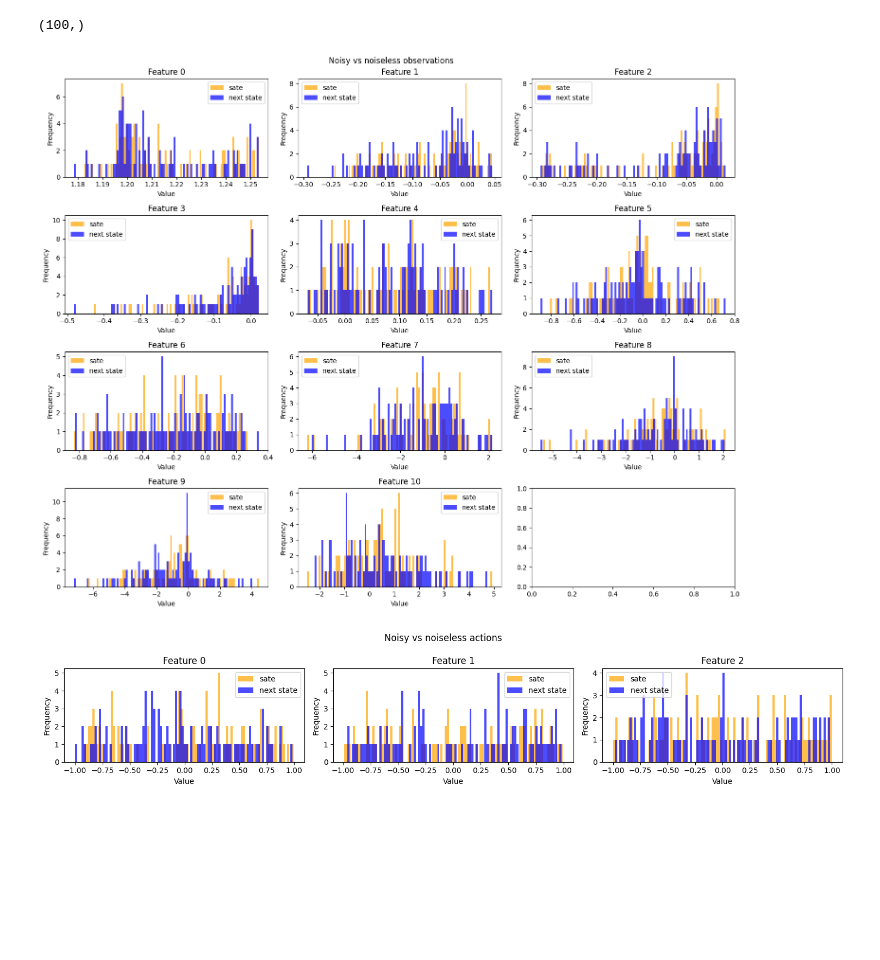
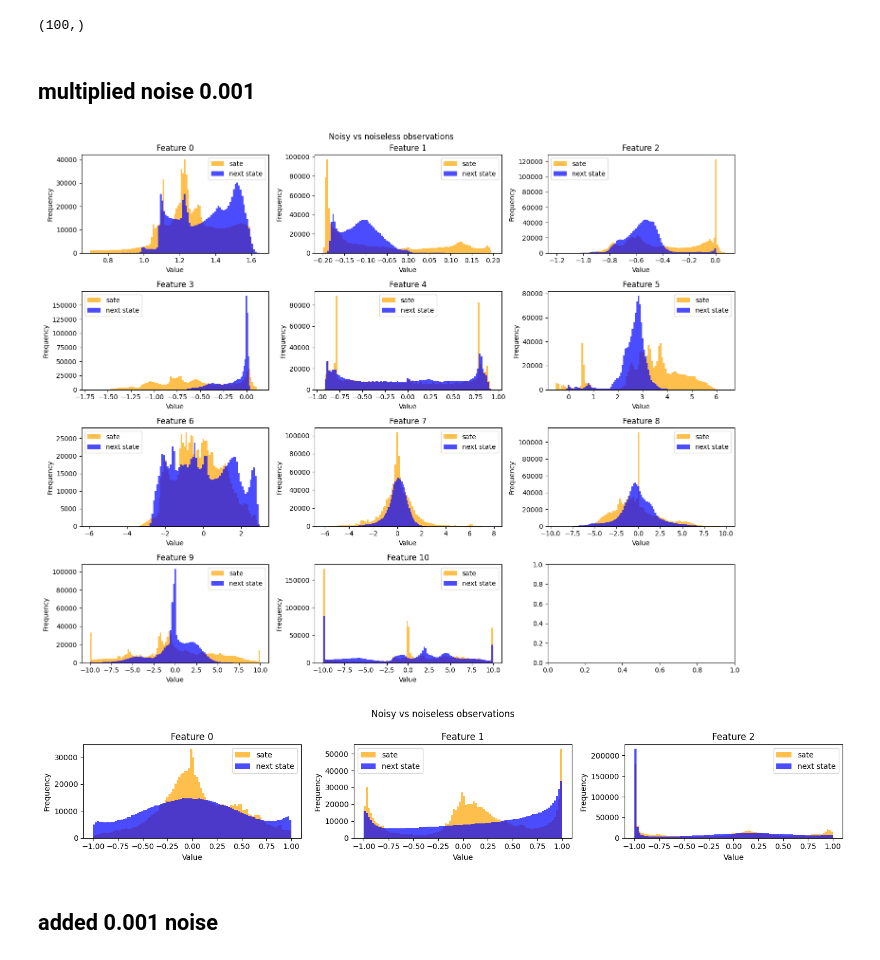
Before and after one commit to aysintumay/noisy_mujoco, a Jupyter notebook: notebooks/noise_exploration.ipynb, the cells around one changed output. Saved outputs shown, nothing was run; the diff lists cells and outputs as text; code cells hidden in the pictures; blank space fills up the shorter version.

Commit message:
d4rl expert policy added

```diff
--- a/notebooks/noise_exploration.ipynb
+++ b/notebooks/noise_exploration.ipynb
@@ -16,3 +21,3 @@ pybullet build time: Jan 29 2025 23:19:57
 # %%
-base_env = gym.make("Hopper-v2")
-env = RandomNormalNoisyObservation(env=base_env, noise_rate=1, loc = 0.0, scale=0.001)
+# base_env = gym.make("Hopper-v2")
+# env = RandomNormalNoisyObservation(env=base_env, noise_rate=1, loc = 0.0, scale=0.001)
@@ -77,7 +76,7 @@ next_observation_b.shape
 # %% [output]
 (11,)
 # %%
-def plot_features(data_noisy, data, title = ''):
+def plot_features(data_noisy, data, title = '', label1='', label2=''):
     #plot histograms of all features in data
     num_features = data.shape[1]
     num_rows = int(np.ceil(num_features / 3))
@@ -87,8 +86,8 @@ def plot_features(data_noisy, data, title = ''):
         # axs[i].hist(data_noisy[:, i], bins=100, alpha=0.7, color='orange', label ="noisy")
         # axs[i].hist(data[:, i], bins=100, alpha=0.7, color='blue', label = "no noise")
 
-        axs[i].hist(data_noisy[:, i], bins=100, alpha=0.7, color='orange', label ="sate")
-        axs[i].hist(data[:, i], bins=100, alpha=0.7, color='blue', label = "next state")
+        axs[i].hist(data_noisy[:, i], bins=100, alpha=0.7, color='orange', label =label1)
+        axs[i].hist(data[:, i], bins=100, alpha=0.7, color='blue', label = label2)
 
         axs[i].set_title(f'Feature {i}')
         axs[i].set_xlabel('Value')
@@ -198,11 +188,27 @@ base_env.close()
 noisy_data['terminal'].shape
 # %% [output]
 (100,)
+# %% [markdown]
+## multiplied noise 0.001
+# %%
+import os
+
+# env = gym.make("Hopper-v2")
+offline_env = gym.make('hopper-expert-v2')
+data = d4rl.qlearning_dataset(offline_env)
+# noisy_env = RandomNormalNoisyActions(env=env, noise_rate=0.01, loc = 0.0, scale = 0.001)
+#load data
+# %%
+logdir = os.path.join('/abiomed/intermediate_data_d4rl', 'sac_expert', f"Hopper-v2_action_noisy.pkl")
+with open(logdir, 'rb') as f:
+    data_noisy_mul = pickle.load(f)
 # %%
-plot_features(noisy_data['observation'], data['observation'], title = 'Noisy vs noiseless observations')
+plot_features(data_noisy_mul['observation'], data['observations'], title = 'Noisy vs noiseless observations')
 # %% [output]
-[figure, old version]
+[figure, new version]
 # %%
-plot_features(noisy_data['action'], data['action'], title = 'Noisy vs noiseless actions')
+plot_features(data_noisy_mul['action'], data['actions'], title = 'Noisy vs noiseless observations')
 # %% [output]
-[figure, old version]
+[figure, new version]
+# %% [markdown]
+## added 0.001 noise
```
Also changed, not shown: parts of 53 cells of this notebook, 5 other files.
